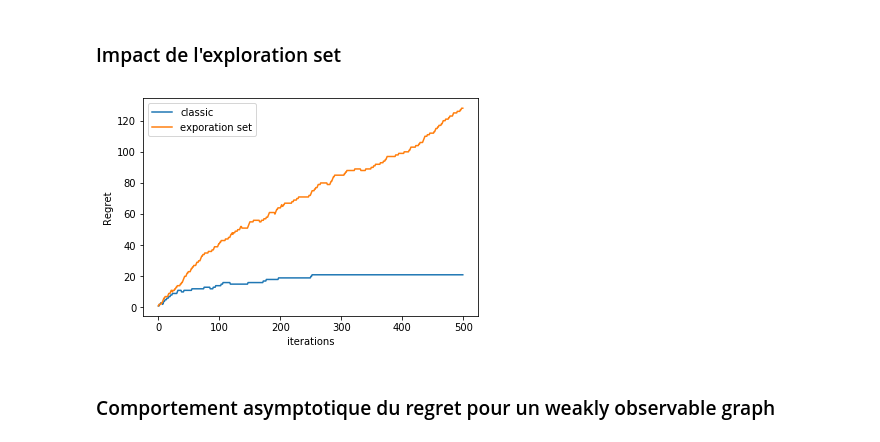
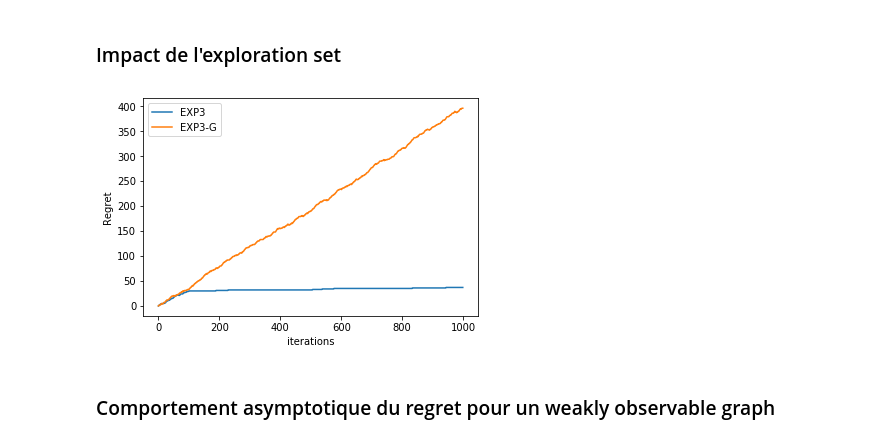
Before and after one commit to NicolasLoiseau/OnlineLearning, a Jupyter notebook: Beyond Bandits.ipynb, the cells around one changed output. Saved outputs shown, nothing was run; the diff lists cells and outputs as text; code cells hidden in the pictures.

```diff
--- a/Beyond Bandits.ipynb
+++ b/Beyond Bandits.ipynb
@@ -161,19 +161,22 @@ plt.show()
 # %% [markdown]
 ### Impact de l'exploration set
 # %%
-n_iter = 500
+n_iter = 1000
 
-q, regret1 = exp3(a, learn_rate=0.1, gamma=0., n_iter=n_iter)
-q, regret2 = exp3(a, learn_rate=0.1, gamma=0.5, n_iter=n_iter)
+gamma = min(1/2, 1/(b.n_states * n_iter)**2)
+learn_rate = gamma / 2
+
+q, regret1 = exp3(b, learn_rate=0.1, gamma=0., n_iter=n_iter)
+q, regret2 = exp3(b, learn_rate=learn_rate, gamma=gamma, n_iter=n_iter)
 
 x = np.arange(n_iter)
 plt.plot(x, regret1, x, regret2)
-plt.legend(['classic', 'exporation set'])
+plt.legend(['EXP3', 'EXP3-G'])
 plt.xlabel('iterations')
 plt.ylabel('Regret')
 plt.show()
 # %% [output]
-[figure, old version]
+[figure, new version]
 # %% [markdown]
 ### Comportement asymptotique du regret pour un weakly observable graph
 # %%
```
